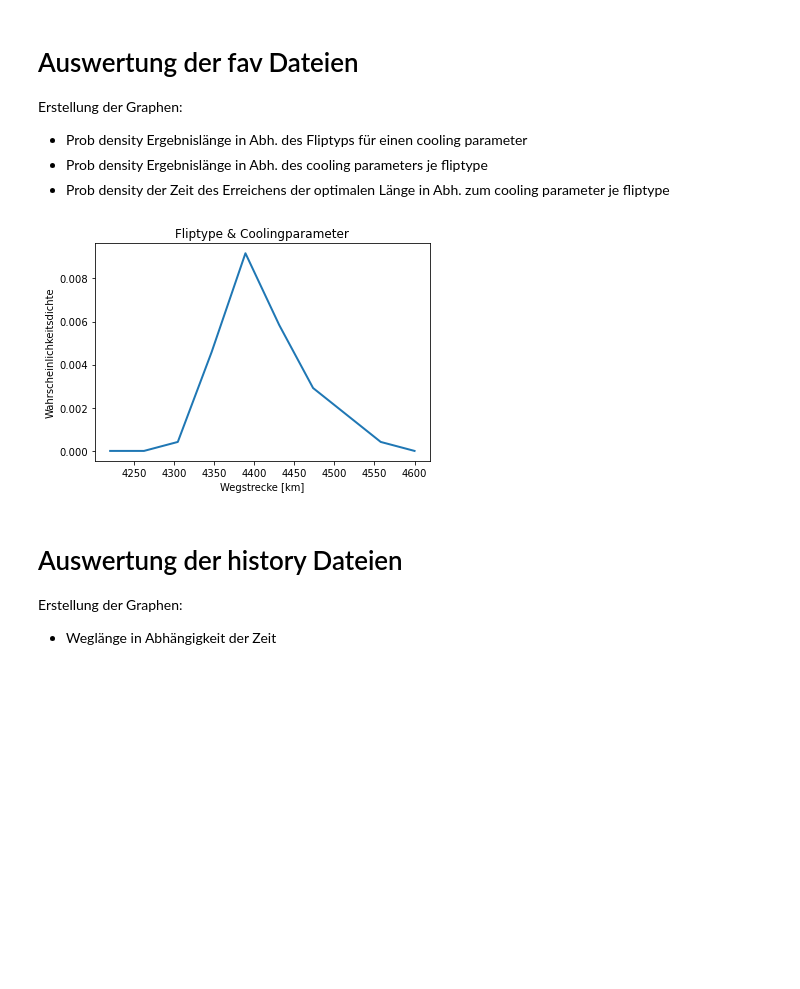
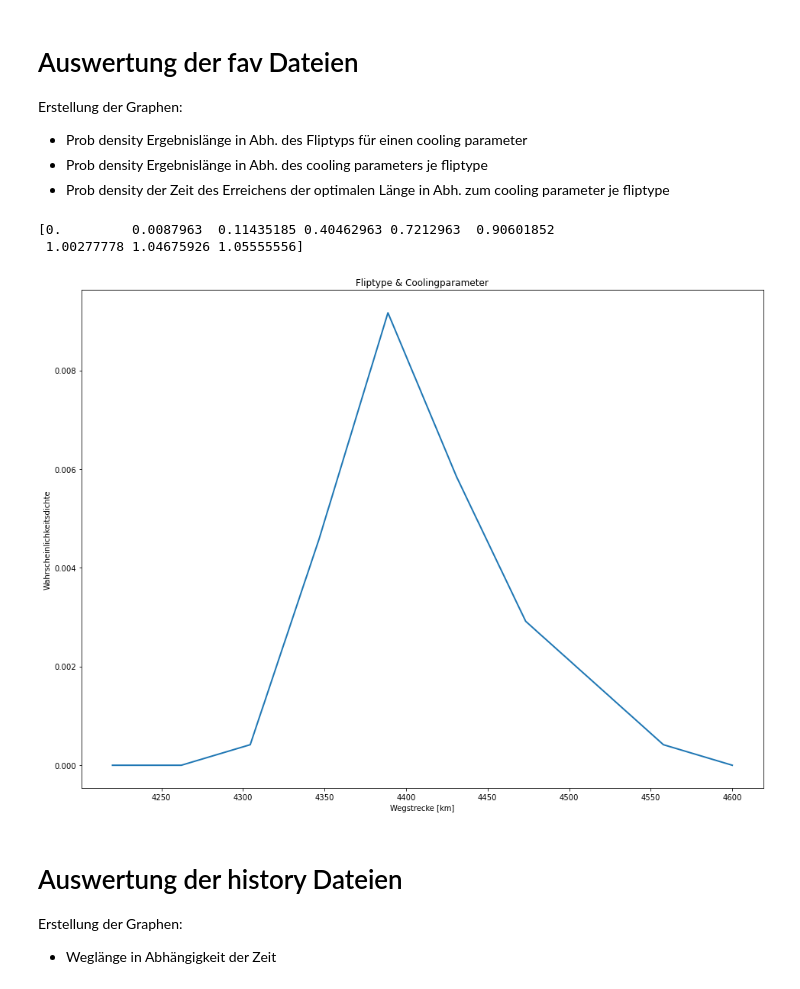
Before and after one commit to alvogel/simann, a Jupyter notebook: auswertung_siman.ipynb, the cells around one changed output. Saved outputs shown, nothing was run; the diff lists cells and outputs as text; code cells hidden in the pictures; blank space fills up the shorter version.

```diff
--- a/auswertung_siman.ipynb
+++ b/auswertung_siman.ipynb
@@ -35,37 +35,45 @@ for line in open(filename,"r"):
 # %%
 import matplotlib.pyplot as plt
 import numpy as np
+from scipy import integrate
 
 start = 4200
 end = 4600
 bins = 10
 bin_size = (end-start)/bins
 
 weg = np.linspace(start+(bin_size/2),end,bins)
 density = [0.0]*bins
 #density = list(np.float_(density))
 counts = [0]*bins
 
 for i in range(0, bins):
 
     range_start = start+(i*bin_size)
     range_end = start+(i*bin_size)+bin_size
 
     for d in flip_type:
         if range_start < d < range_end:
             counts[i] += 1
 
 
 for i in range(0,len(density)):
     density[i] =  float(counts[i] / (len(flip_type)*bin_size))
 
+gfg = integrate.cumtrapz(density, weg)
+
+print(gfg)
+
+plt.figure(figsize=(16,12))
 plt.title("Fliptype & Coolingparameter")
 #plt.plot(weg, counts, linewidth=2.0)
 plt.plot(weg, density, linewidth=2.0)
 plt.ylabel('Wahrscheinlichkeitsdichte')
 plt.xlabel('Wegstrecke [km]');
 # %% [output]
+[0.         0.0087963  0.11435185 0.40462963 0.7212963  0.90601852
+ 1.00277778 1.04675926 1.05555556]
-[figure, old version]
+[figure, new version]
 # %% [markdown]
 # Auswertung der history Dateien
 Erstellung der Graphen:
```
Also changed, not shown: parts of 1 cell of this notebook.
